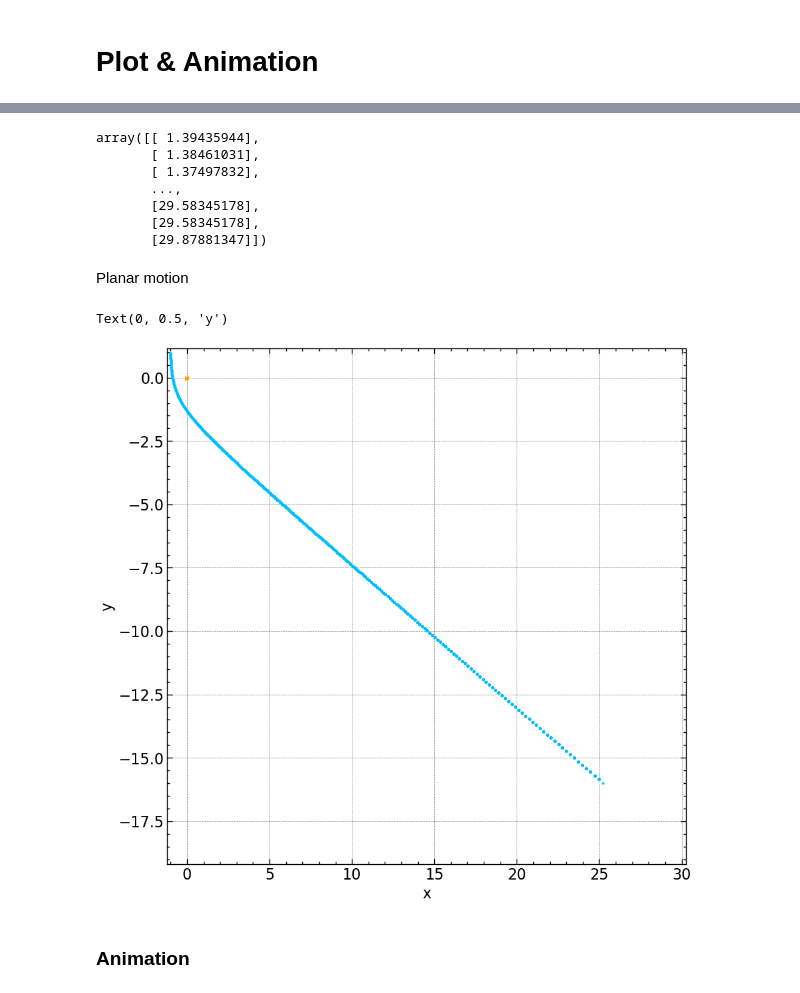
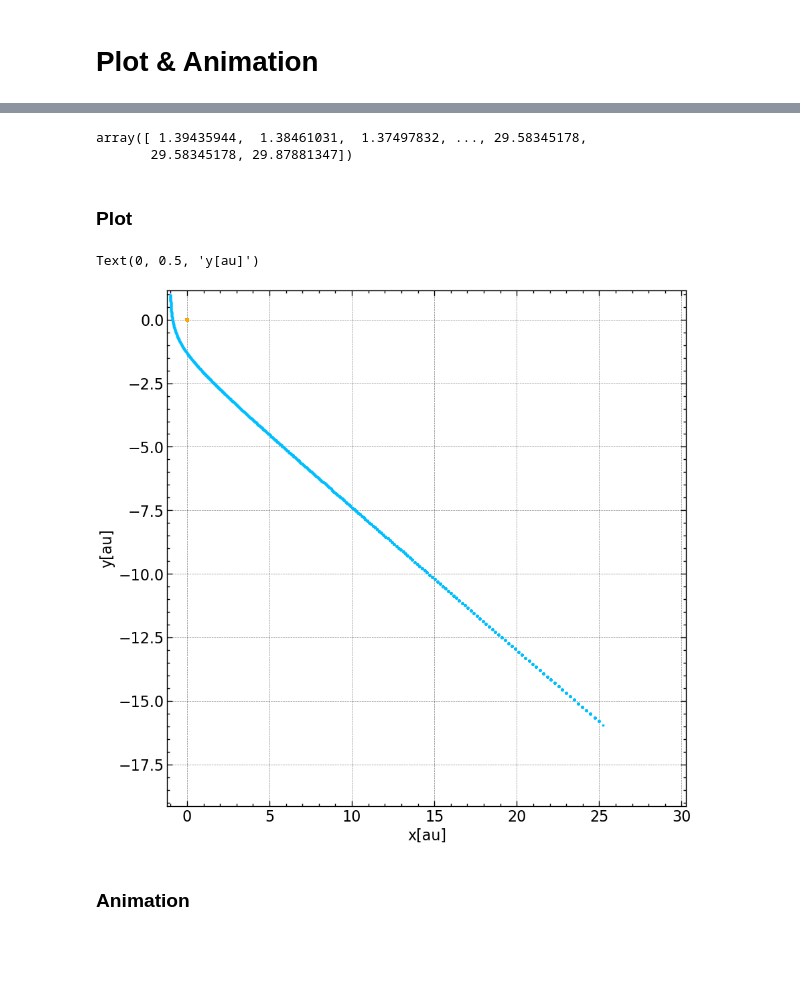
Before and after one commit to M-Bianchi/Dynamics_of_Stellar_Systems, a Jupyter notebook: nbody_sh1/twobody_plots.ipynb, the cells around one changed output, grey strips where cells are left out. Drawn from its saved outputs; the diff is of its cells as text; code cells hidden in the pictures; blank space fills up the shorter version.

```diff
--- a/nbody_sh1/twobody_plots.ipynb
+++ b/nbody_sh1/twobody_plots.ipynb
@@ -104,17 +174,16 @@ data = pandas.read_csv('./twobody.out',
                         names=['time', 'x1', 'y1', 'z1', 'vx1', 'vy1', 'vz1', 'x2', 'y2', 'z2', 'vx2', 'vy2', 'vz2'],
                         engine='python')
 
-#x1, y1, z1, vx1, vy1, vz1, x2, y2, z2, vx2, vy2, vz2 =
-time = data[["time"]].to_numpy()
-x1 = data[["x1"]].to_numpy()
-y1 = data[["y1"]].to_numpy()
-z1 = data[["z1"]].to_numpy()
-vx1 = data[["vx1"]].to_numpy()
-vy1 = data[["vy1"]].to_numpy()
-vz1 = data[["vz1"]].to_numpy()
-x2 = data[["x2"]].to_numpy()
-y2 = data[["y2"]].to_numpy()
-z2 = data[["z2"]].to_numpy()
-vx2 = data[["vx2"]].to_numpy()
-vy2 = data[["vy2"]].to_numpy()
-vz2 = data[["vz2"]].to_numpy()
+time = data["time"].to_numpy()*time_pu #years
+x1 = data["x1"].to_numpy()
+y1 = data["y1"].to_numpy()
+z1 = data["z1"].to_numpy()
+vx1 = data["vx1"].to_numpy()
+vy1 = data["vy1"].to_numpy()
+vz1 = data["vz1"].to_numpy()
+x2 = data["x2"].to_numpy()
+y2 = data["y2"].to_numpy()
+z2 = data["z2"].to_numpy()
+vx2 = data["vx2"].to_numpy()
+vy2 = data["vy2"].to_numpy()
+vz2 = data["vz2"].to_numpy()
@@ -121,26 +195,26 @@ vz2 = data[["vz2"]].to_numpy()
 # %%
-dist = np.linalg.norm([x2-x1, y2-y1, z2-z1], axis=0)
+dist = np.linalg.norm(r, axis=0)
 dist
 # %% [output]
-array([[ 1.39435944],
-       [ 1.38461031],
-       [ 1.37497832],
-       ...,
-       [29.58345178],
-       [29.58345178],
-       [29.87881347]])
+array([ 1.39435944,  1.38461031,  1.37497832, ..., 29.58345178,
+       29.58345178, 29.87881347])
-# %% [markdown]
-Planar motion
+# %% [markdown]
+### Plot
+# %%
+x_min = np.min([x1,x2])
+x_max = np.max([x1,x2])
+y_min = np.min([y1,y2])
+y_max = np.max([y1,y2])
 # %%
 plt.scatter(x1, y1, marker='o', s=5, color='orange')
 plt.scatter(x2, y2, marker='o', s=3, color='deepskyblue')
-plt.xlim(1.2*np.min(x2), 1.2*np.max(x2))
-plt.ylim(1.2*np.min(y2), 1.2*np.max(y2))
-plt.xlabel('x')
-plt.ylabel('y')
+plt.xlim(1.2*x_min, 1.2*x_max)
+plt.ylim(1.2*y_min, 1.2*y_max)
+plt.xlabel('x[au]')
+plt.ylabel('y[au]')
 # %% [output]
-Text(0, 0.5, 'y')
+Text(0, 0.5, 'y[au]')
-[figure, old version]
+[figure, new version]
 # %% [markdown]
 ### Animation
 # %%
```
Also changed, not shown: parts of 23 cells of this notebook, 14 other files.
